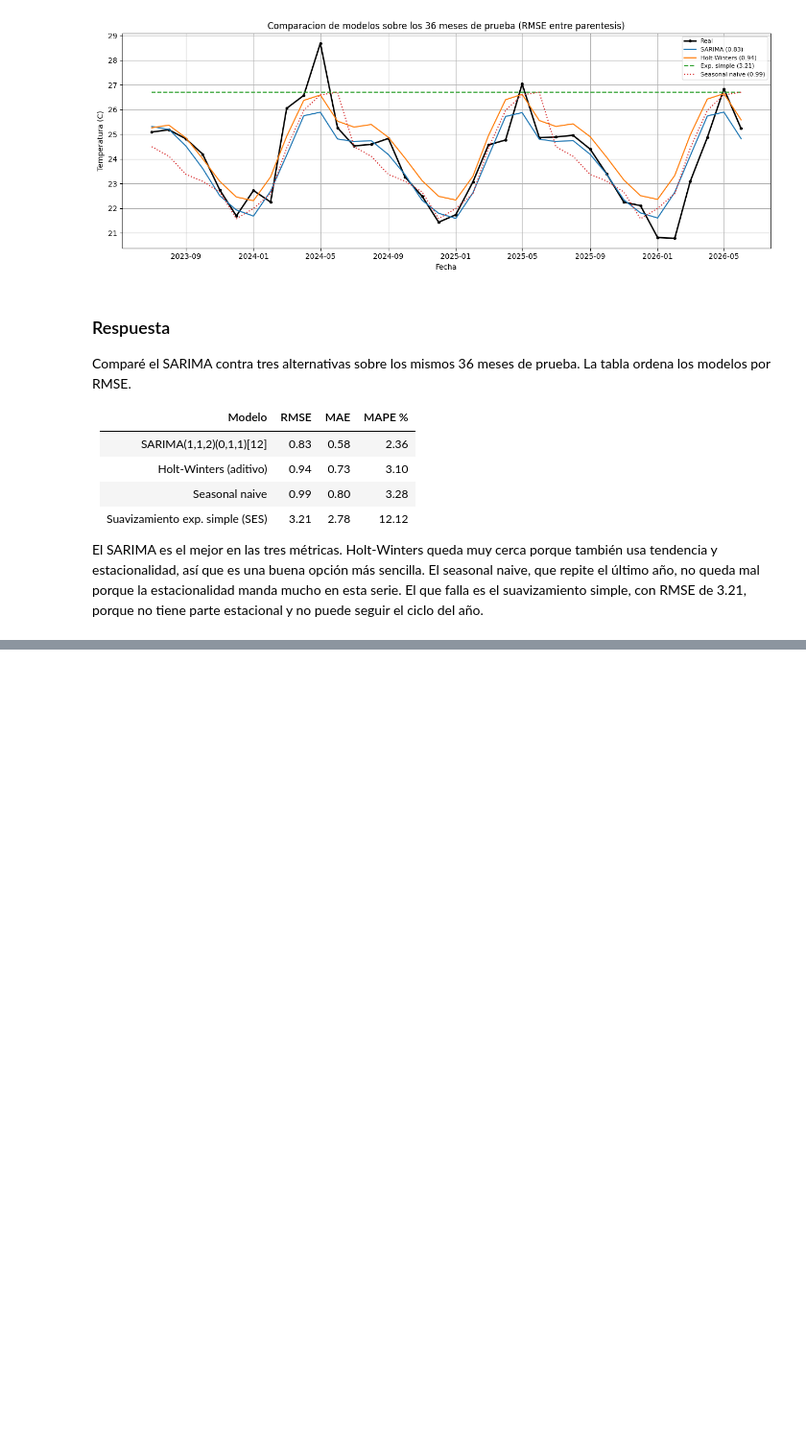
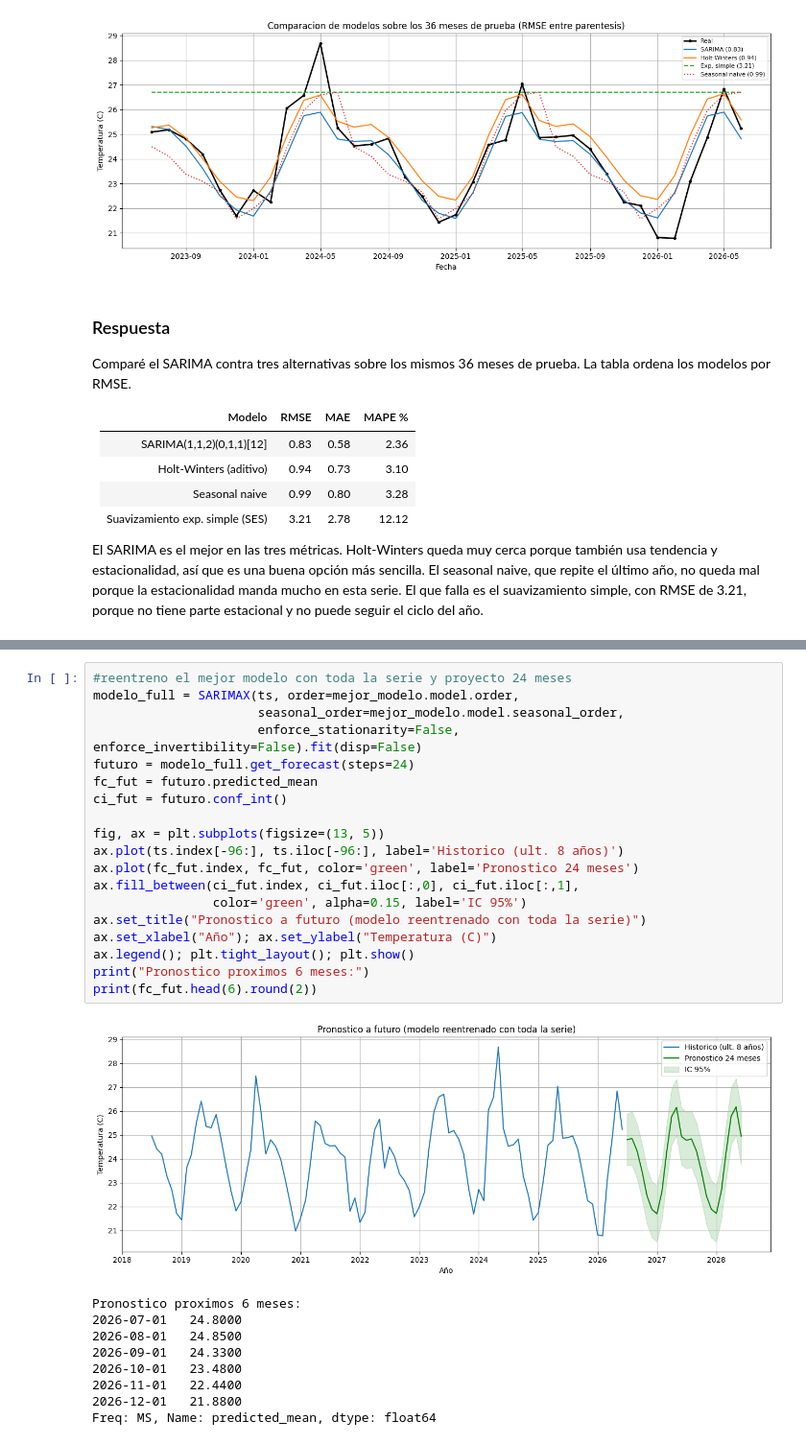
Before and after one commit to Fercho1118/Ejercicio-Series-de-Tiempo, a Jupyter notebook: Series_de_Tiempo_Temperatura_Guatemala.ipynb, the cells around one changed output, grey strips where cells are left out. Shown at 96% size. Saved outputs shown, nothing was run; the diff lists cells and outputs as text; blank space fills up the shorter version.

```diff
--- a/Series_de_Tiempo_Temperatura_Guatemala.ipynb
+++ b/Series_de_Tiempo_Temperatura_Guatemala.ipynb
@@ -767,0 +790,29 @@ del año.
+# %%
+#reentreno el mejor modelo con toda la serie y proyecto 24 meses
+modelo_full = SARIMAX(ts, order=mejor_modelo.model.order,
+                      seasonal_order=mejor_modelo.model.seasonal_order,
+                      enforce_stationarity=False, enforce_invertibility=False).fit(disp=False)
+futuro = modelo_full.get_forecast(steps=24)
+fc_fut = futuro.predicted_mean
+ci_fut = futuro.conf_int()
+
+fig, ax = plt.subplots(figsize=(13, 5))
+ax.plot(ts.index[-96:], ts.iloc[-96:], label='Historico (ult. 8 años)')
+ax.plot(fc_fut.index, fc_fut, color='green', label='Pronostico 24 meses')
+ax.fill_between(ci_fut.index, ci_fut.iloc[:,0], ci_fut.iloc[:,1],
+                color='green', alpha=0.15, label='IC 95%')
+ax.set_title("Pronostico a futuro (modelo reentrenado con toda la serie)")
+ax.set_xlabel("Año"); ax.set_ylabel("Temperatura (C)")
+ax.legend(); plt.tight_layout(); plt.show()
+print("Pronostico proximos 6 meses:")
+print(fc_fut.head(6).round(2))
+# %% [output]
+[figure, added]
+Pronostico proximos 6 meses:
+2026-07-01   24.8000
+2026-08-01   24.8500
+2026-09-01   24.3300
+2026-10-01   23.4800
+2026-11-01   22.4400
+2026-12-01   21.8800
+Freq: MS, Name: predicted_mean, dtype: float64
```
Also changed, not shown: parts of 3 cells of this notebook.
